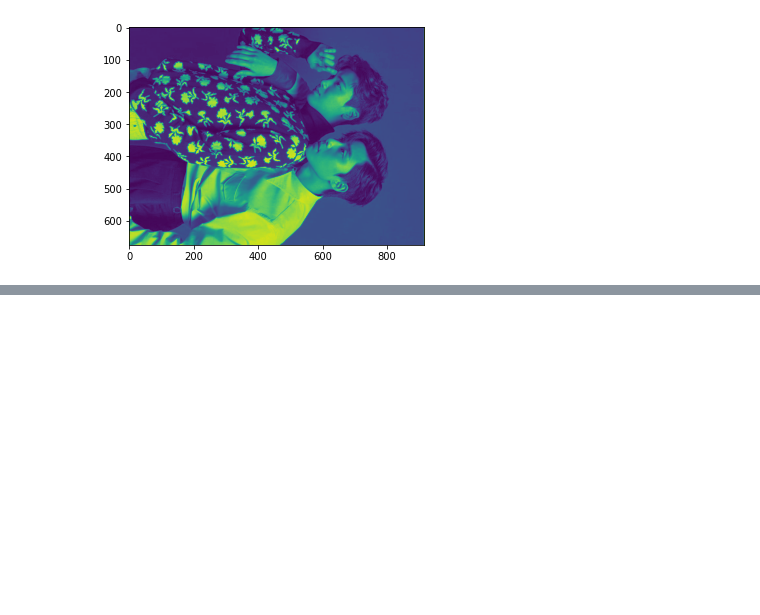
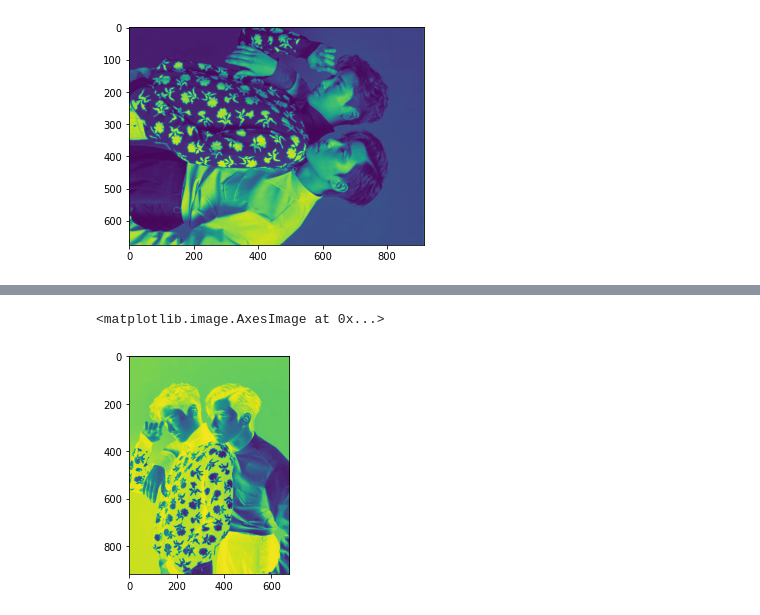
Before and after one commit to purvadanait/Computer-Vision, a Jupyter notebook: image_manipulation.ipynb, the cells around one changed output, grey strips where cells are left out. Saved outputs shown, nothing was run; the diff lists cells and outputs as text; code cells hidden in the pictures; blank space fills up the shorter version.

```diff
--- a/image_manipulation.ipynb
+++ b/image_manipulation.ipynb
@@ -48,0 +55,6 @@ plt.imshow(img_rotate1)
+# %%
+img_neg = -1*new_image
+plt.imshow(img_neg)
+# %% [output]
+<matplotlib.image.AxesImage at 0x...>
+[figure, added]
```
Also changed, not shown: parts of 6 cells of this notebook.
